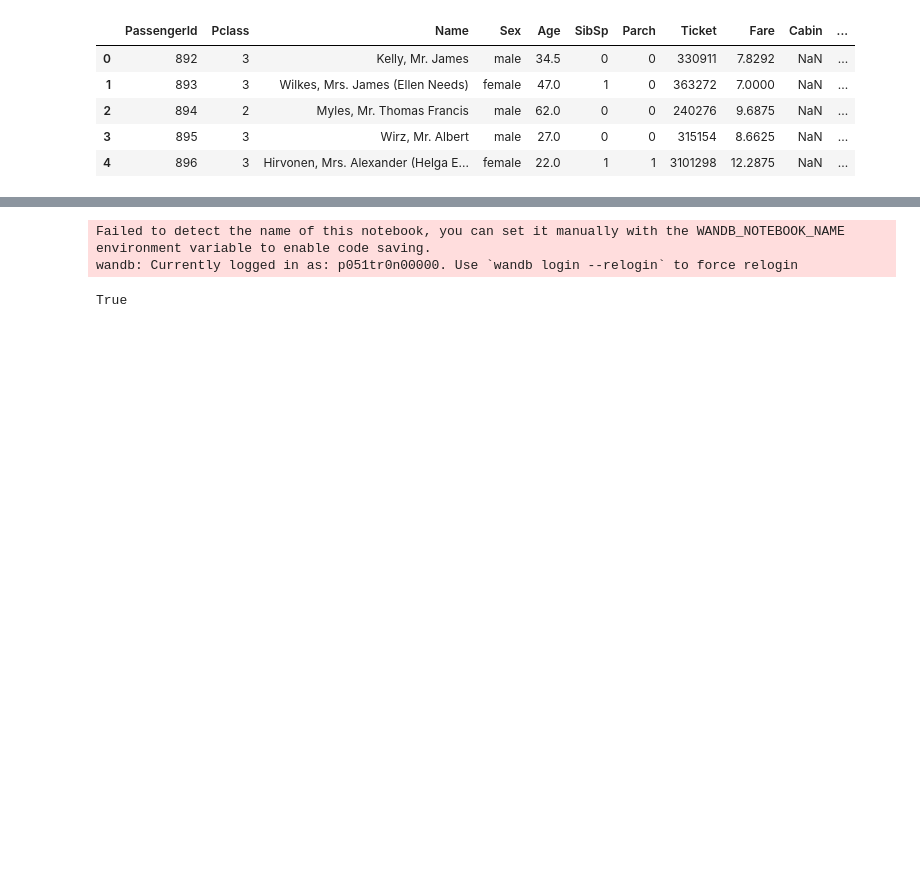
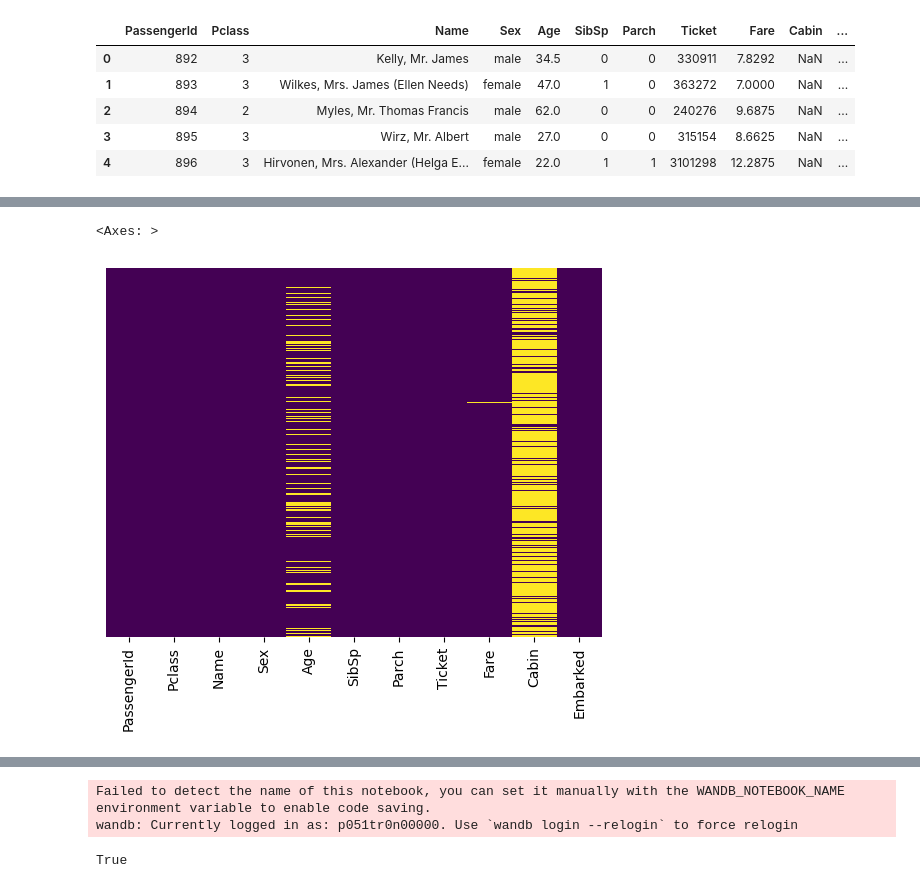
Before and after one commit to Positron00/Kg_TitanicNB, a Jupyter notebook: nbs/01_TitanicDataset.ipynb, the cells around one changed output, grey strips where cells are left out. Cells and saved outputs as stored; diff of their text form; code cells hidden in the pictures; blank space fills up the shorter version.

```diff
--- a/nbs/01_TitanicDataset.ipynb
+++ b/nbs/01_TitanicDataset.ipynb
@@ -61,3 +65,10 @@ sns.heatmap(train_data.isnull(),yticklabels=False,cbar=False,cmap='viridis')
+# %%
+#| hide
+# Exploratory Data Analysis
+sns.heatmap(test_data.isnull(),yticklabels=False,cbar=False,cmap='viridis')
+# %% [output]
+<Axes: >
+[figure, added]
 # %%
 #| hide
 #from sklearn.impute import SimpleImputer
```
Also changed, not shown: parts of 18 cells of this notebook, 21 other files.
